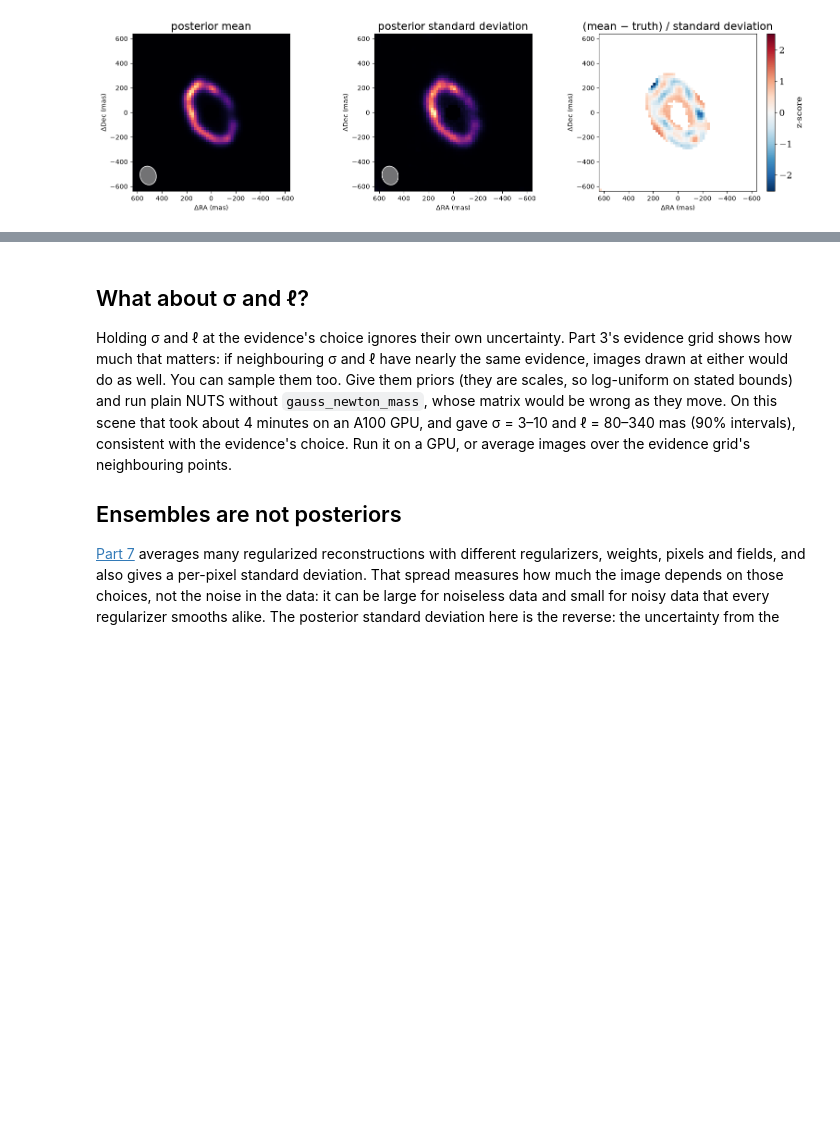
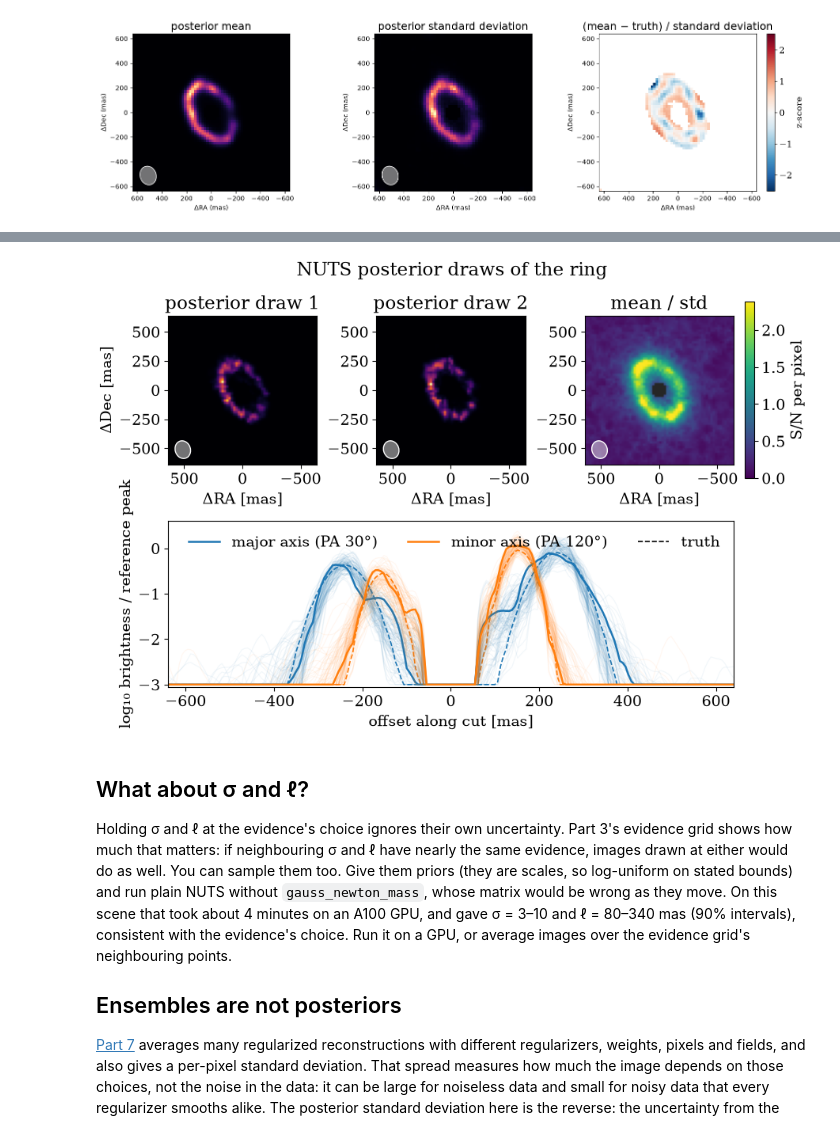
Before and after one commit to benjaminpope/drpangloss, a Jupyter notebook: notebooks/imaging_sampling.ipynb, the cells around one changed output, grey strips where cells are left out. Drawn from its saved outputs; the diff is of its cells as text; code cells hidden in the pictures; blank space fills up the shorter version.

```diff
--- a/notebooks/imaging_sampling.ipynb
+++ b/notebooks/imaging_sampling.ipynb
@@ -118,3 +122,10 @@ plt.show()
+# %%
+from virgil.plotting import plot_field_draws
+
+plot_field_draws(images=images, pixel_scale_mas=pixel_scale, truth=truth_image, snr=True, beam=resolution, axes_pa=((30, "major axis"), (120, "minor axis")), title="NUTS posterior draws of the ring")
+plt.show()
+# %% [output]
+[figure, added]
 # %% [markdown]
 ## What about σ and ℓ?
 
```
Also changed, not shown: parts of 1 cell of this notebook, 16 other files.
